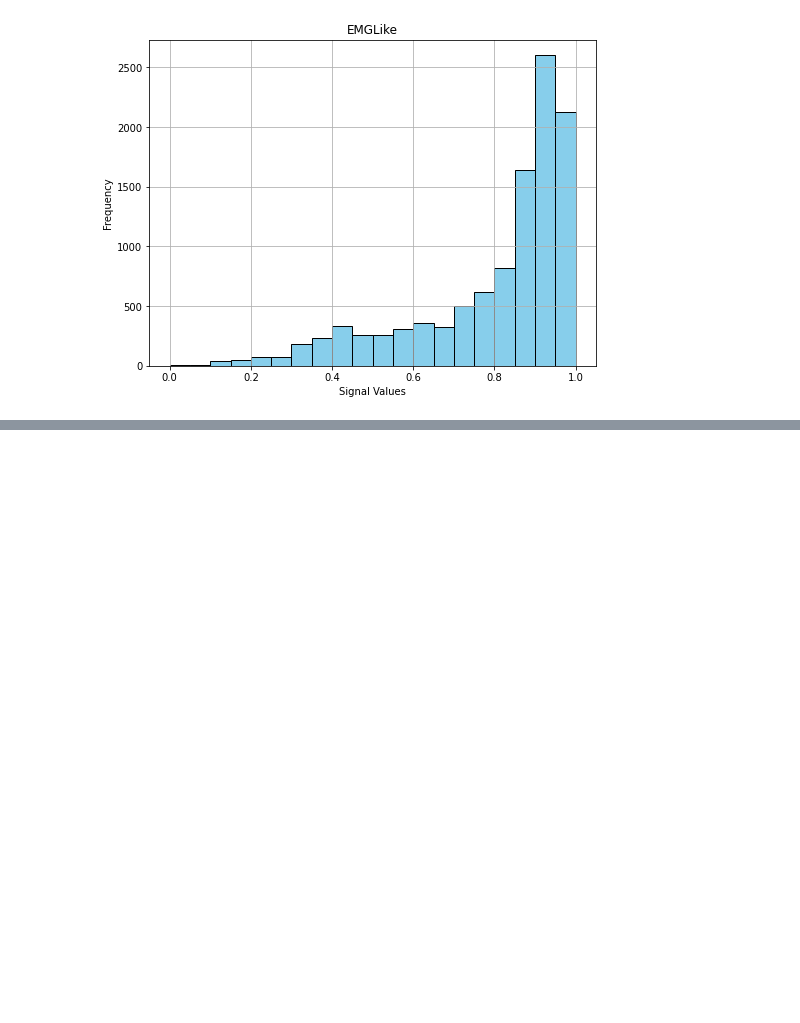
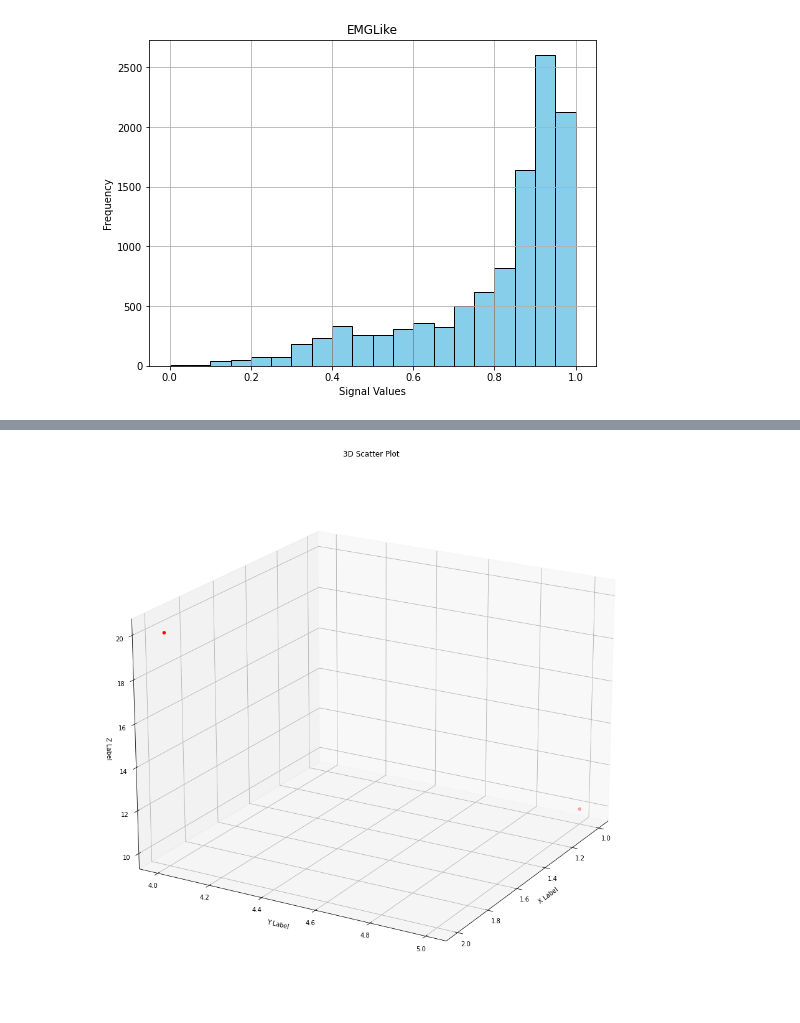
Before and after one commit to conscioustahoe/sleep-scoring-analysis, a Jupyter notebook: delta_pfc_theta_hpc_emg_like_analysis.ipynb, the cells around one changed output, grey strips where cells are left out. Cells and saved outputs as stored; diff of their text form; code cells hidden in the pictures; blank space fills up the shorter version.

```diff
--- a/delta_pfc_theta_hpc_emg_like_analysis.ipynb
+++ b/delta_pfc_theta_hpc_emg_like_analysis.ipynb
@@ -150,0 +227,19 @@ plt.show()
+# %%
+fig = plt.figure(figsize=(16, 16))
+ax = fig.add_subplot(111, projection='3d')
+
+x = [1, 2]
+y = [5, 4]
+z = [10, 20]
+
+ax.scatter(x, y, z, c='r', marker='o')  # Customize color and marker style as needed
+
+
+ax.set_xlabel('X Label')
+ax.set_ylabel('Y Label')
+ax.set_zlabel('Z Label')
+
+ax.set_title('3D Scatter Plot')
+ax.view_init(elev=20, azim=30)
+# %% [output]
+[figure, added]
```
Also changed, not shown: parts of 11 cells of this notebook.
